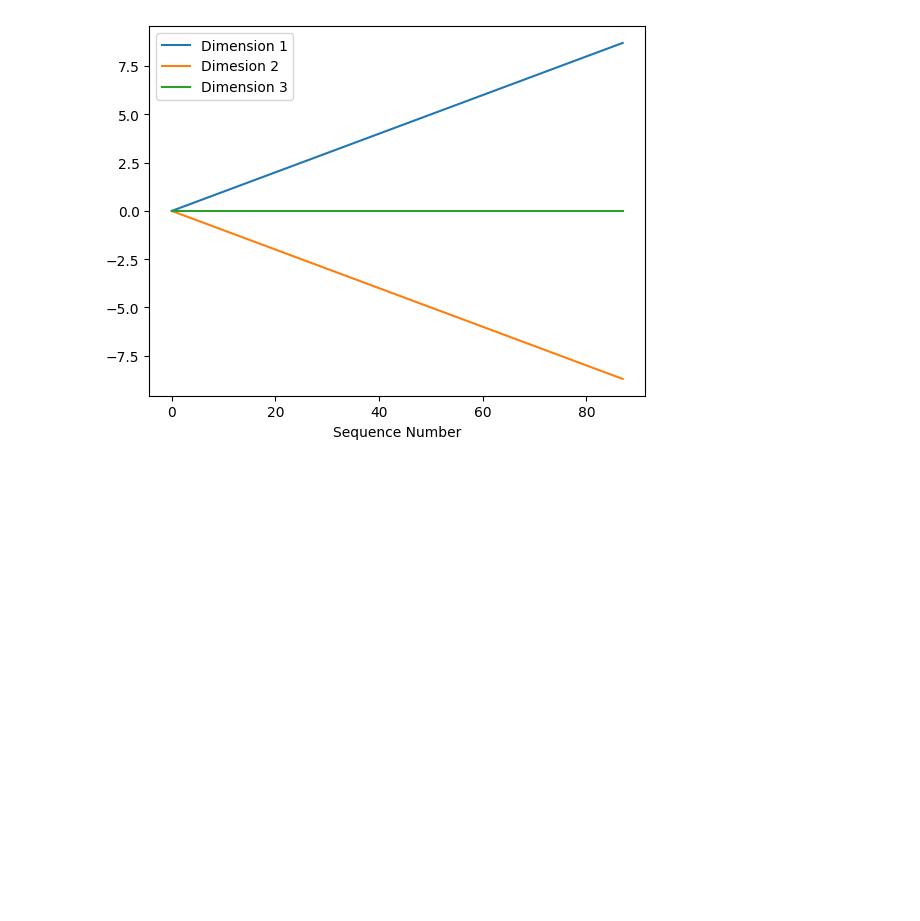
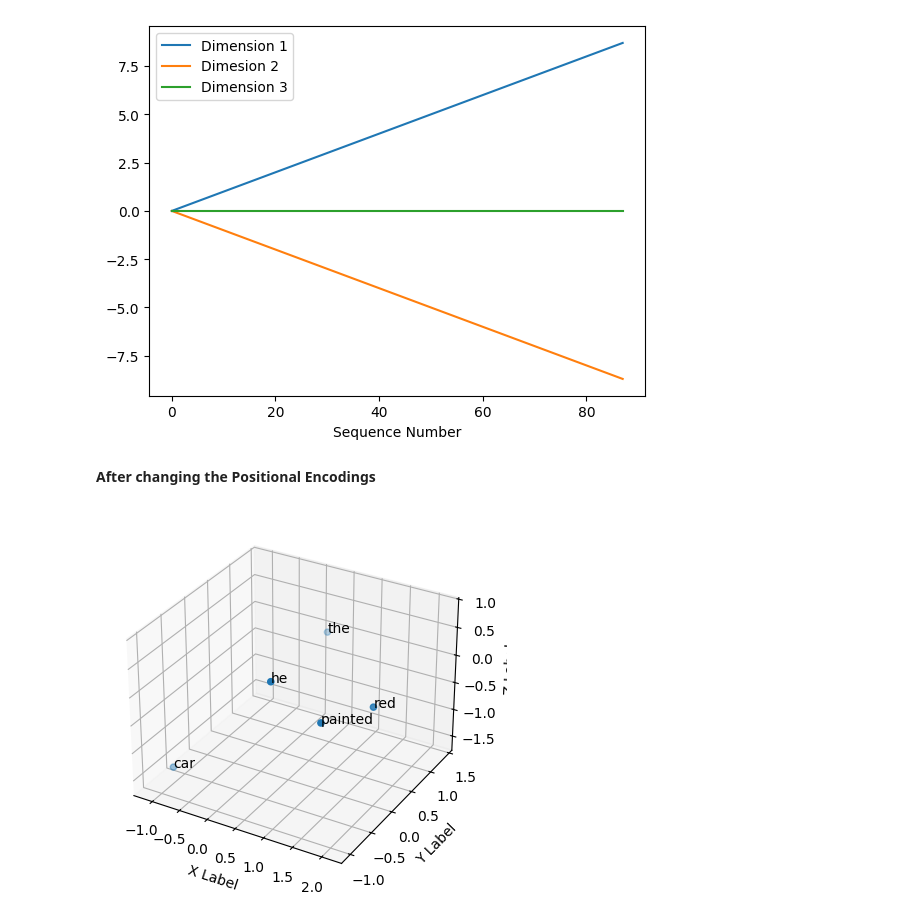
Before and after one commit to VishSeran/transformer-models, a Jupyter notebook: self-attention/build_self-attention-from-scratch.ipynb, the cells around one changed output. Saved outputs shown, nothing was run; the diff lists cells and outputs as text; code cells hidden in the pictures; blank space fills up the shorter version.

Commit message:
modified positional encoding and plotted the plot embeddings

```diff
--- a/self-attention/build_self-attention-from-scratch.ipynb
+++ b/self-attention/build_self-attention-from-scratch.ipynb
@@ -400,3 +400,12 @@ plt.legend()
 plt.show()
 # %% [output]
 [figure]
+# %% [markdown]
+**After changing the Positional Encodings**
+# %%
+pe_slice_new = pe[0:samples, 0:dims]
+# %%
+pos_embedding_changed = embed_out + pe_slice_new
+plot_embeddings(pos_embedding_changed.detach().numpy(), tokenizor(sample_text), vocab)
+# %% [output]
+[figure, added]
```
